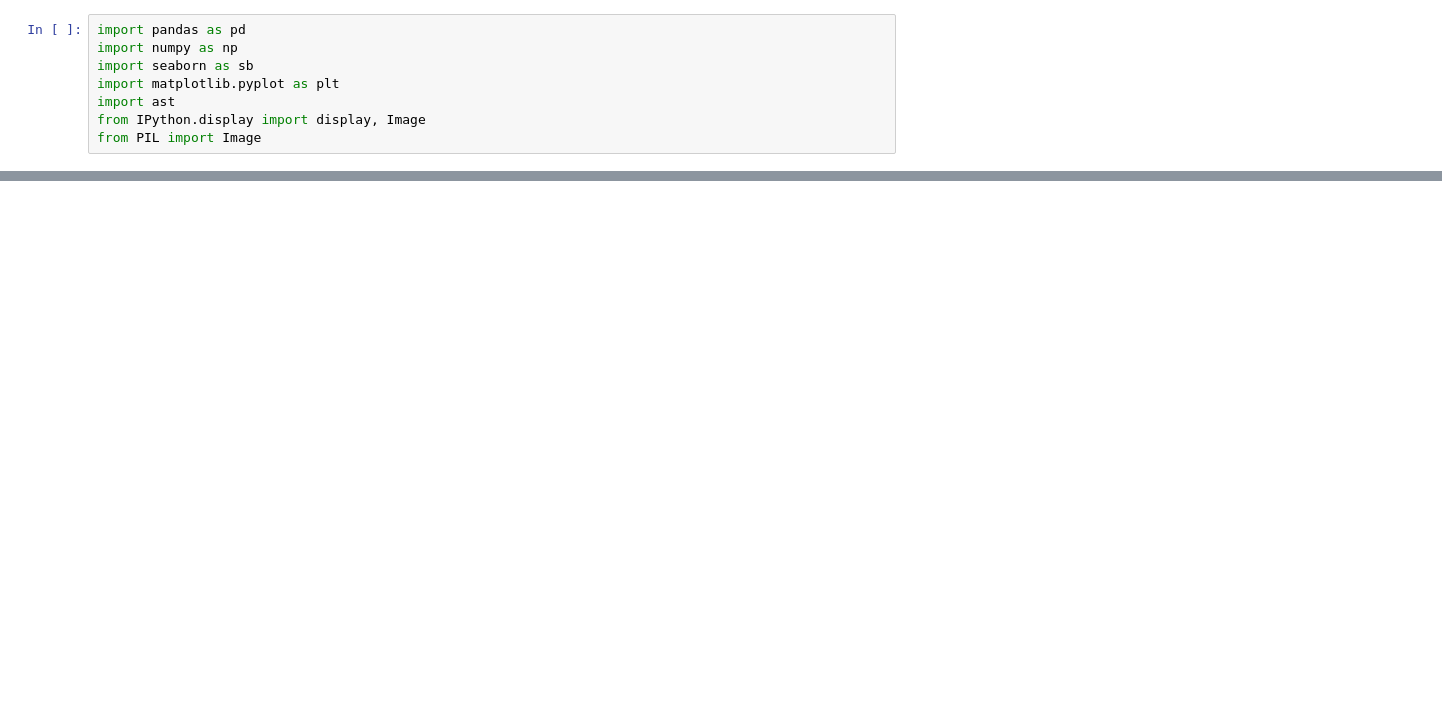
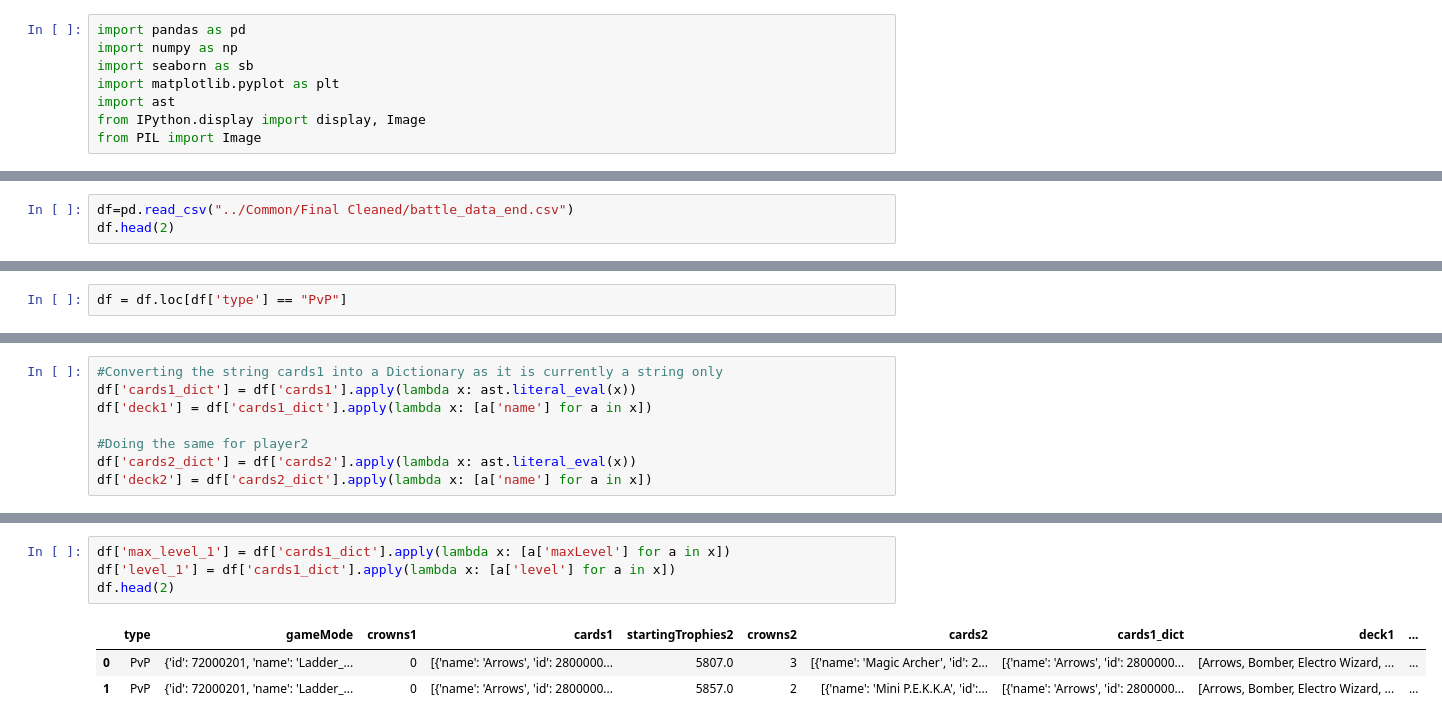
Before and after one commit to timtaifung/Clash-Royale-Analysis, a Jupyter notebook: Part 2 - Data Cleaning/Battle Cleaning.ipynb, the cells around one changed output, grey strips where cells are left out. Saved outputs shown, nothing was run; the diff lists cells and outputs as text; blank space fills up the shorter version.

Commit message:
Organised the files and cleaned up

```diff
--- a/Part 2 - Data Cleaning/Battle Cleaning.ipynb
+++ b/Part 2 - Data Cleaning/Battle Cleaning.ipynb
@@ -331,0 +9,3 @@ The most common card is Giant. The Giant has a Elixir Cost of 5
+# %%
+df=pd.read_csv("../Common/Final Cleaned/battle_data_end.csv")
+df.head(2)
@@ -331,0 +18,2 @@ The most common card is Giant. The Giant has a Elixir Cost of 5
+# %%
+df = df.loc[df['type'] == "PvP"]
@@ -331,0 +24,8 @@ The most common card is Giant. The Giant has a Elixir Cost of 5
+# %%
+#Converting the string cards1 into a Dictionary as it is currently a string only
+df['cards1_dict'] = df['cards1'].apply(lambda x: ast.literal_eval(x))
+df['deck1'] = df['cards1_dict'].apply(lambda x: [a['name'] for a in x])
+
+#Doing the same for player2
+df['cards2_dict'] = df['cards2'].apply(lambda x: ast.literal_eval(x))
+df['deck2'] = df['cards2_dict'].apply(lambda x: [a['name'] for a in x])
@@ -331,0 +42,8 @@ The most common card is Giant. The Giant has a Elixir Cost of 5
+# %%
+df['max_level_1'] = df['cards1_dict'].apply(lambda x: [a['maxLevel'] for a in x])
+df['level_1'] = df['cards1_dict'].apply(lambda x: [a['level'] for a in x])
+df.head(2)
+# %% [output]
+|  | type | gameMode | crowns1 | cards1 | startingTrophies2 | crowns2 | cards2 | cards1_dict | deck1 | ... |
+| 0 | PvP | {'id': 72000201, 'name': 'Ladder_... | 0 | [{'name': 'Arrows', 'id': 2800000... | 5807.0 | 3 | [{'name': 'Magic Archer', 'id': 2... | [{'name': 'Arrows', 'id': 2800000... | [Arrows, Bomber, Electro Wizard, ... | ... |
+| 1 | PvP | {'id': 72000201, 'name': 'Ladder_... | 0 | [{'name': 'Arrows', 'id': 2800000... | 5857.0 | 2 | [{'name': 'Mini P.E.K.K.A', 'id':... | [{'name': 'Arrows', 'id': 2800000... | [Arrows, Bomber, Electro Wizard, ... | ... |
```
Also changed, not shown: parts of 45 cells of this notebook, 20 other files.
